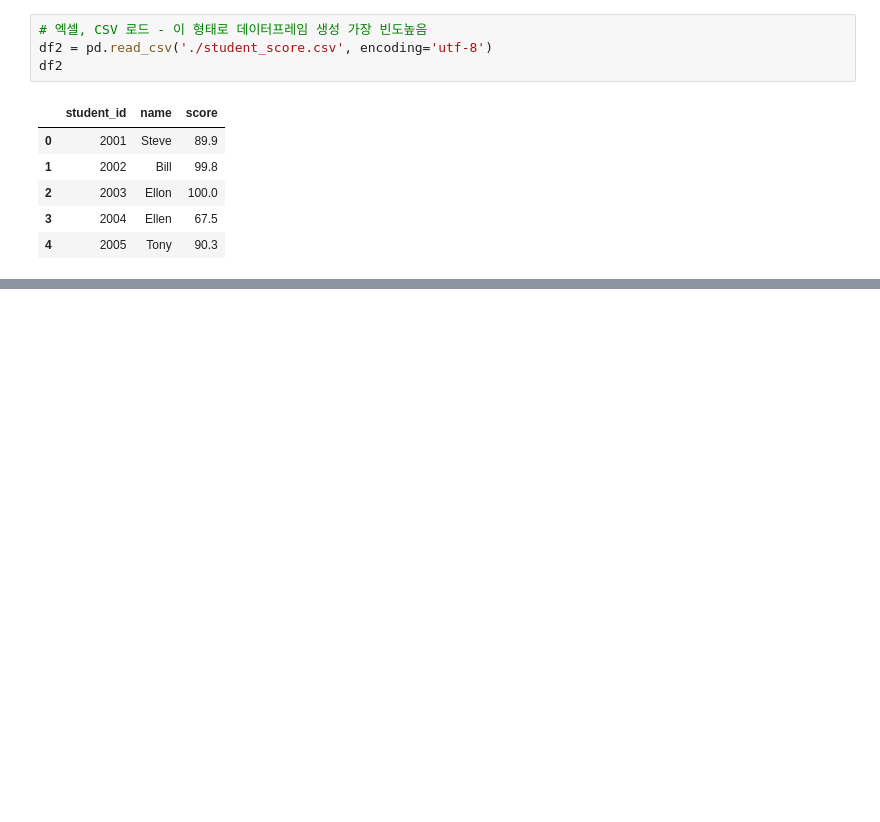
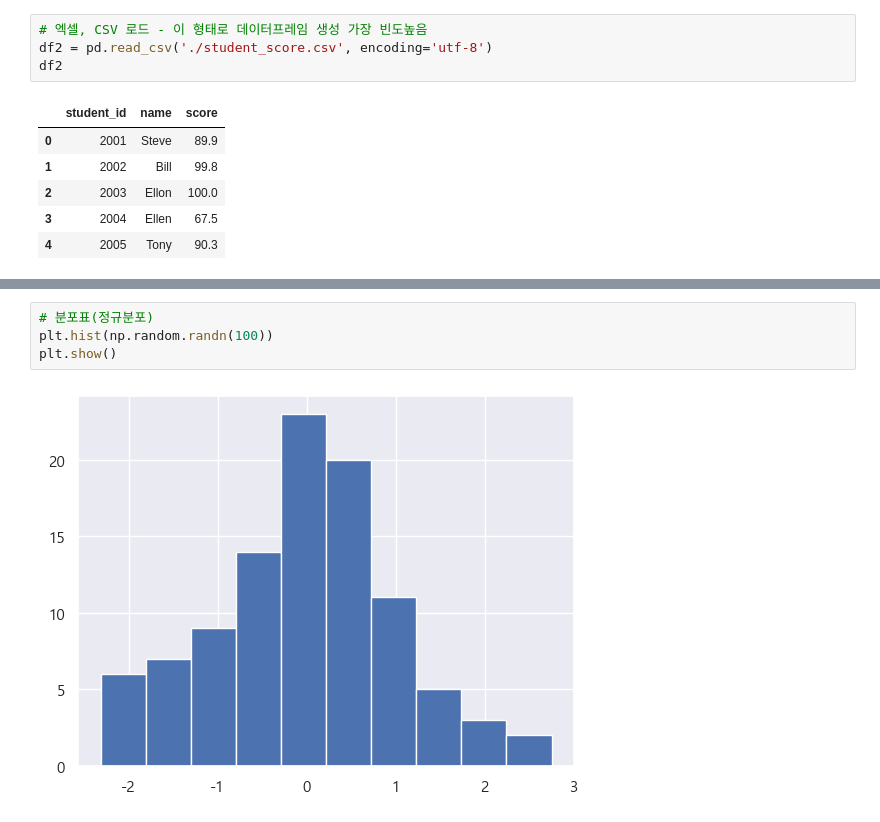
Before and after one commit to Donkwam/iot-dataanalysis-2025, a Jupyter notebook: day02/mldl01_주요모듈학습.ipynb, the cells around one changed output, grey strips where cells are left out. Drawn from its saved outputs; the diff is of its cells as text; blank space fills up the shorter version.

```diff
--- a/day02/mldl01_주요모듈학습.ipynb
+++ b/day02/mldl01_주요모듈학습.ipynb
@@ -166,0 +255,6 @@ df2
+# %%
+# 분포표(정규분포)
+plt.hist(np.random.randn(100))
+plt.show()
+# %% [output]
+[figure, added]
```
Also changed, not shown: parts of 33 cells of this notebook, 4 other files.
